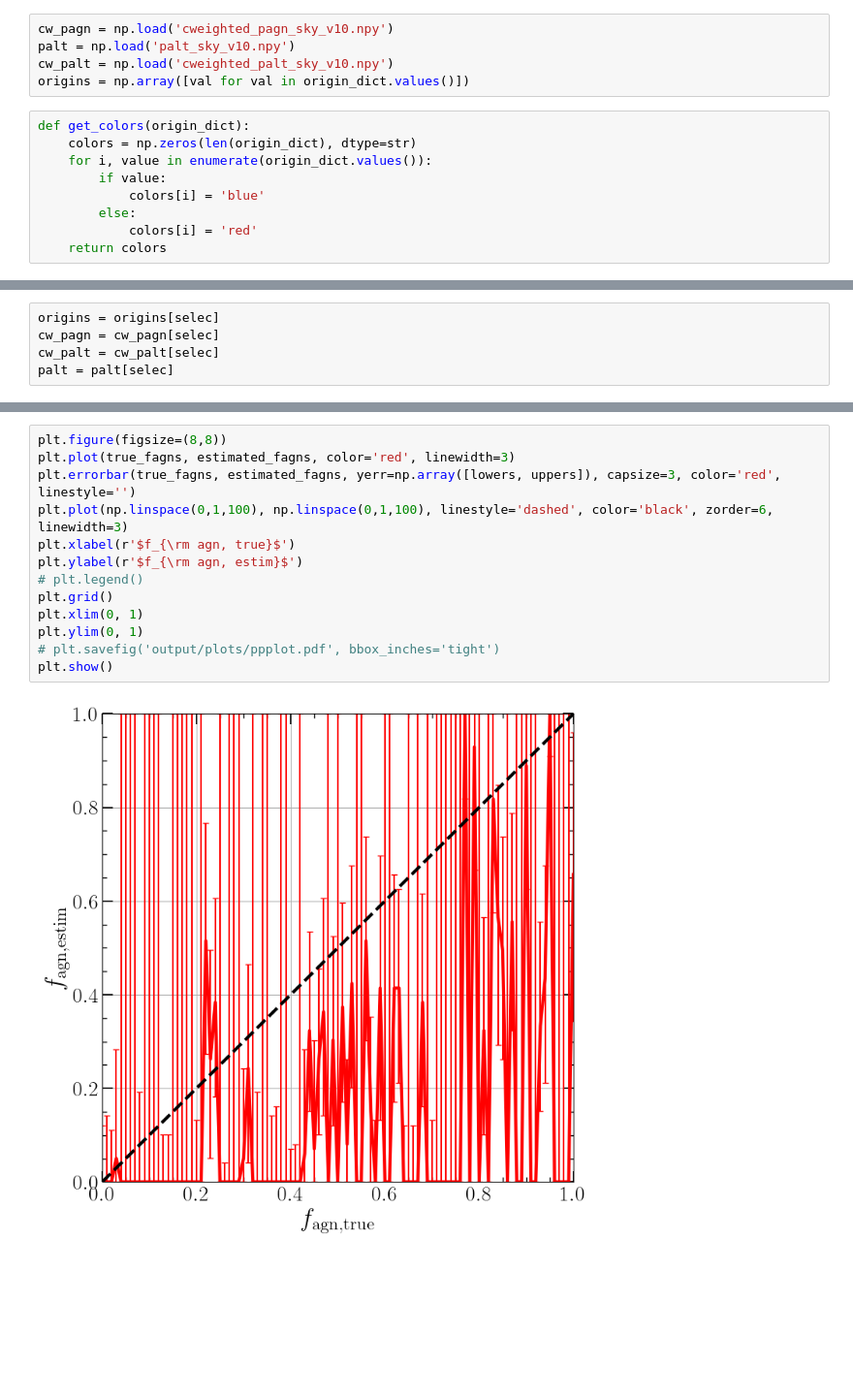
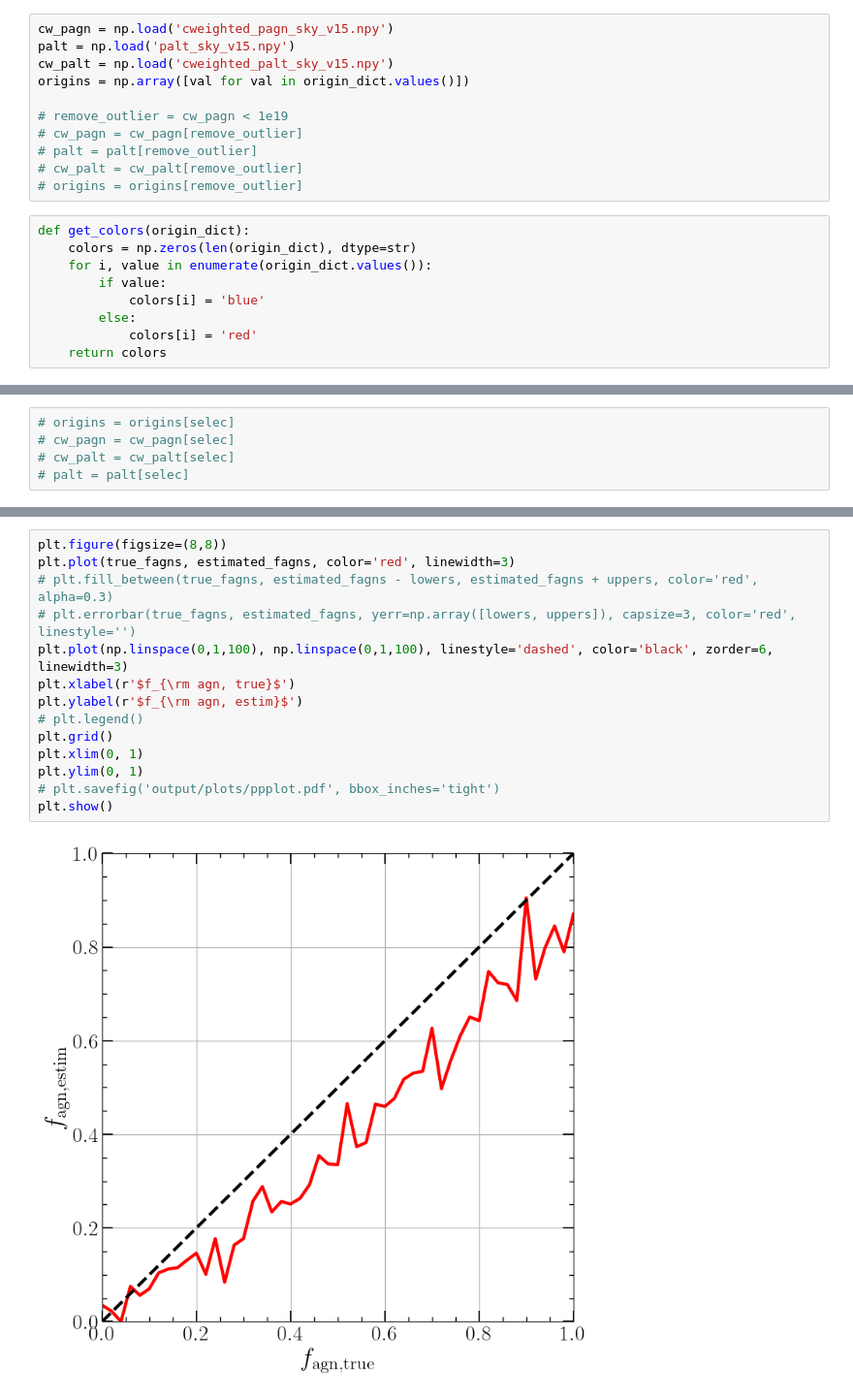
Before and after one commit to LucasPouw/darksirenpop, a Jupyter notebook: checkresults.ipynb, the cells around one changed output, grey strips where cells are left out. Shown at 97% size. Drawn from its saved outputs; the diff is of its cells as text; blank space fills up the shorter version.

```diff
--- a/checkresults.ipynb
+++ b/checkresults.ipynb
@@ -18,10 +18,16 @@ for key, filename in posterior_samples_dictionary.items():
     with h5py.File(filename, 'r') as f:
         origin_dict[key] = f['mock']['truths']['from_agn'][()].astype(bool)
 # %%
-cw_pagn = np.load('cweighted_pagn_sky_v10.npy')
-palt = np.load('palt_sky_v10.npy')
-cw_palt = np.load('cweighted_palt_sky_v10.npy')
+cw_pagn = np.load('cweighted_pagn_sky_v15.npy')
+palt = np.load('palt_sky_v15.npy')
+cw_palt = np.load('cweighted_palt_sky_v15.npy')
 origins = np.array([val for val in origin_dict.values()])
+
+# remove_outlier = cw_pagn < 1e19
+# cw_pagn = cw_pagn[remove_outlier]
+# palt = palt[remove_outlier]
+# cw_palt = cw_palt[remove_outlier]
+# origins = origins[remove_outlier]
 # %%
 def get_colors(origin_dict):
     colors = np.zeros(len(origin_dict), dtype=str)
@@ -83,5 +92,5 @@ print(np.sum(selec))
 # %%
-origins = origins[selec]
-cw_pagn = cw_pagn[selec]
-cw_palt = cw_palt[selec]
-palt = palt[selec]
+# origins = origins[selec]
+# cw_pagn = cw_pagn[selec]
+# cw_palt = cw_palt[selec]
+# palt = palt[selec]
@@ -180,15 +247,16 @@ plt.show()
 # %%
 plt.figure(figsize=(8,8))
 plt.plot(true_fagns, estimated_fagns, color='red', linewidth=3)
-plt.errorbar(true_fagns, estimated_fagns, yerr=np.array([lowers, uppers]), capsize=3, color='red', linestyle='')
+# plt.fill_between(true_fagns, estimated_fagns - lowers, estimated_fagns + uppers, color='red', alpha=0.3)
+# plt.errorbar(true_fagns, estimated_fagns, yerr=np.array([lowers, uppers]), capsize=3, color='red', linestyle='')
 plt.plot(np.linspace(0,1,100), np.linspace(0,1,100), linestyle='dashed', color='black', zorder=6, linewidth=3)
 plt.xlabel(r'$f_{\rm agn, true}$')
 plt.ylabel(r'$f_{\rm agn, estim}$')
 # plt.legend()
 plt.grid()
 plt.xlim(0, 1)
 plt.ylim(0, 1)
 # plt.savefig('output/plots/ppplot.pdf', bbox_inches='tight')
 plt.show()
 # %% [output]
-[figure, old version]
+[figure, new version]
```
Also changed, not shown: parts of 5 cells of this notebook, 7 other files.
